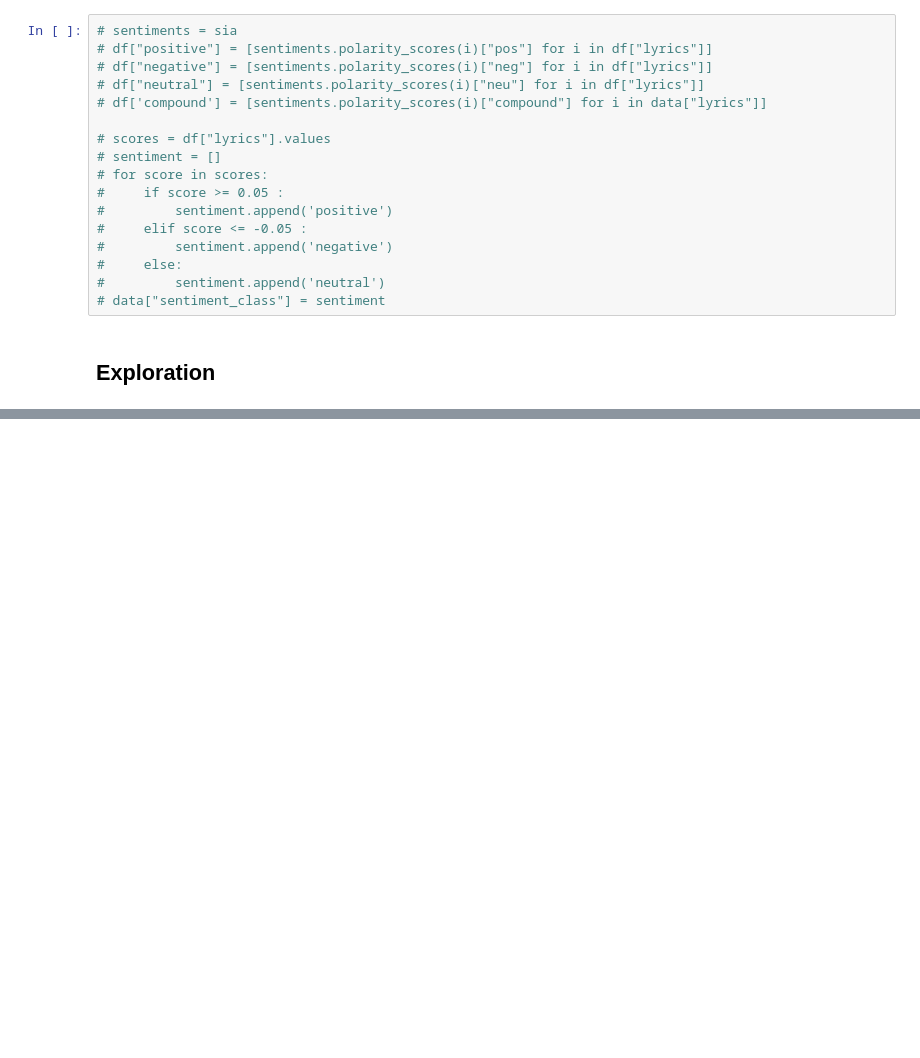
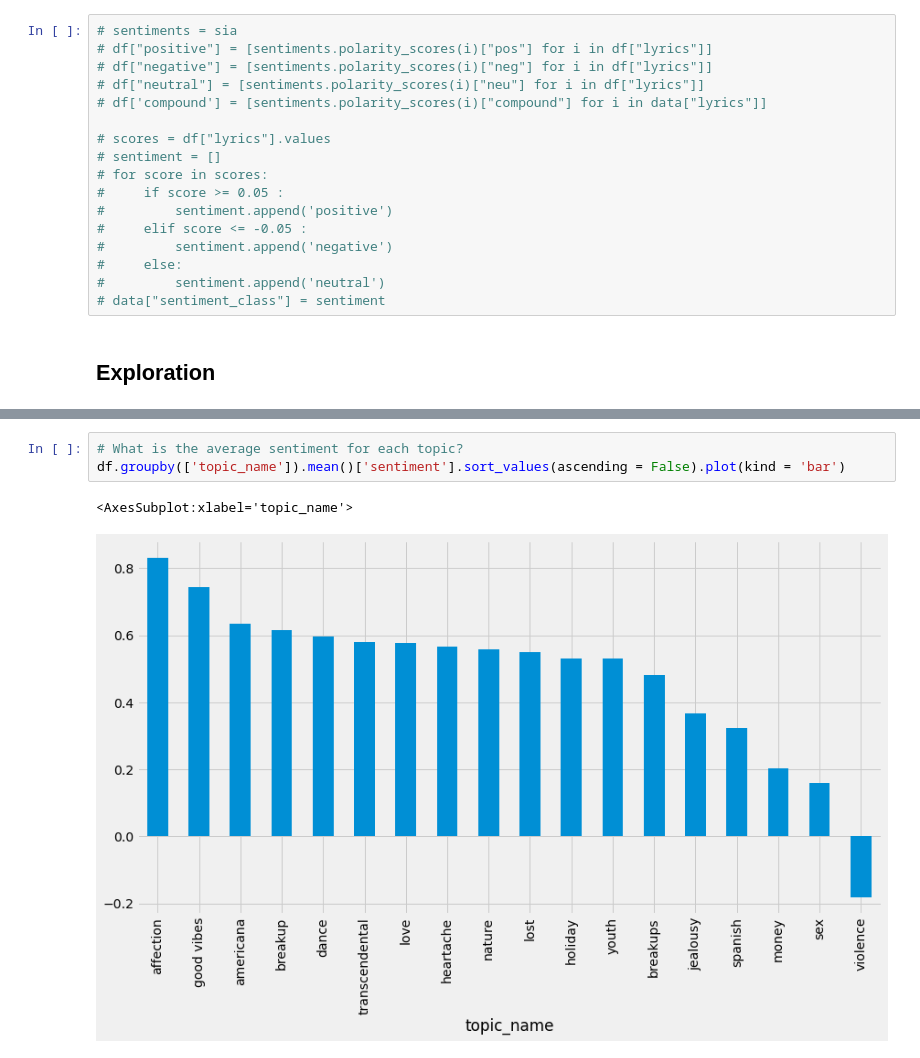
Before and after one commit to CBRJ-Lyrical-Metrics/lyrical-evolution-capstone, a Jupyter notebook: Drafts/jerry_workbook.ipynb, the cells around one changed output, grey strips where cells are left out. Cells and saved outputs as stored; diff of their text form; blank space fills up the shorter version.

```diff
--- a/Drafts/jerry_workbook.ipynb
+++ b/Drafts/jerry_workbook.ipynb
@@ -208,0 +241,6 @@ df.sort_values(by = ['sentiment'], ascending = False).head(3)
+# %%
+# What is the average sentiment for each topic?
+df.groupby(['topic_name']).mean()['sentiment'].sort_values(ascending = False).plot(kind = 'bar')
+# %% [output]
+<AxesSubplot:xlabel='topic_name'>
+[figure, added]
```
Also changed, not shown: parts of 11 cells of this notebook, 1 other file.
